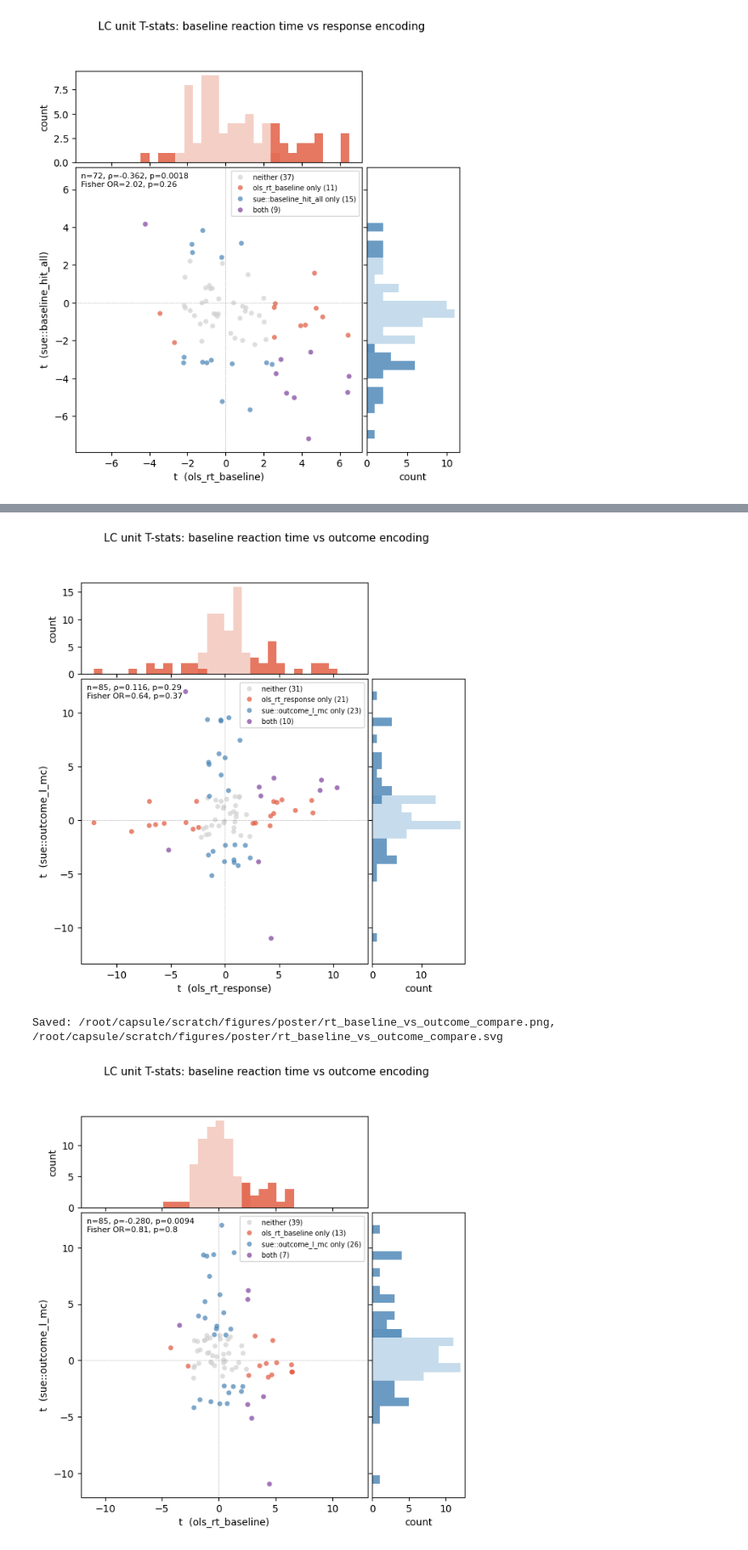
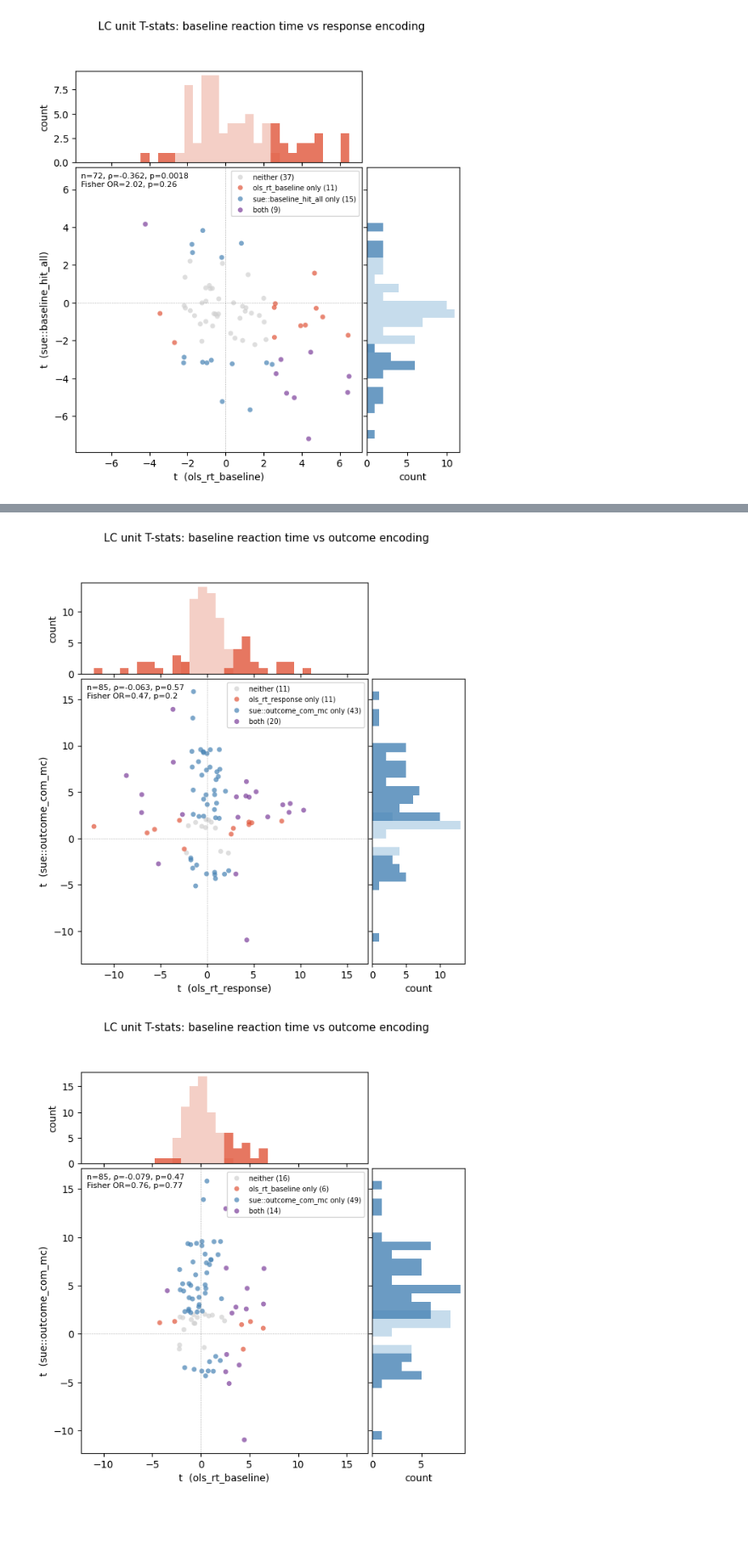
Before and after one commit to 1mattbecker/kinematics_analysis, a Jupyter notebook: code/rt_ols_registry_pipeline.ipynb, the cells around one changed output, grey strips where cells are left out. Shown at 85% size. Drawn from its saved outputs; the diff is of its cells as text; code cells hidden in the pictures; blank space fills up the shorter version.

```diff
--- a/code/rt_ols_registry_pipeline.ipynb
+++ b/code/rt_ols_registry_pipeline.ipynb
@@ -698,22 +891,21 @@ Saved: /root/capsule/scratch/figures/poster/rt_response_vs_value_compare.png, /r
 # Compare: spike_count ~ RT (baseline)  vs  respond encoding
 merged_outcome = reg.compare(
     "ols_rt_response",
-    "sue::outcome_l_mc",
+    "sue::outcome_com_mc",
     title="LC unit T-stats: baseline reaction time vs outcome encoding",
 )
 # %% [output]
-[figure, old version]
+[figure, new version]
 # %%
 # Compare: spike_count ~ RT (baseline)  vs  respond encoding
 merged_outcome = reg.compare(
     "ols_rt_baseline",
-    "sue::outcome_l_mc",
+    "sue::outcome_com_mc",
     title="LC unit T-stats: baseline reaction time vs outcome encoding",
-    save_path="/root/capsule/scratch/figures/poster/rt_baseline_vs_outcome_compare",
+    # save_path="/root/capsule/scratch/figures/poster/rt_baseline_vs_outcome_compare",
 )
 # %% [output]
-Saved: /root/capsule/scratch/figures/poster/rt_baseline_vs_outcome_compare.png, /root/capsule/scratch/figures/poster/rt_baseline_vs_outcome_compare.svg
-[figure, old version]
+[figure, new version]
 # %%
 # Compare: spike_count ~ RT  vs  respond encoding
 merged_outcome = reg.compare(
```
Also changed, not shown: parts of 6 cells of this notebook, 1 other file.
